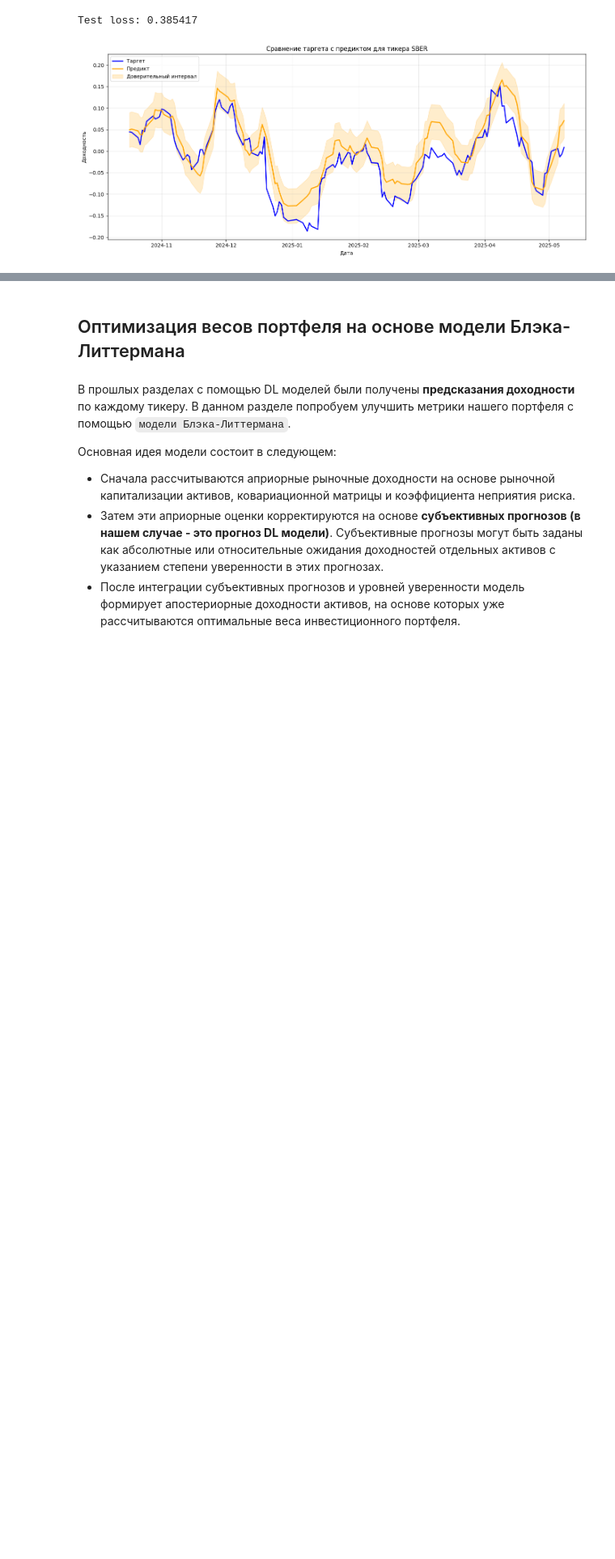
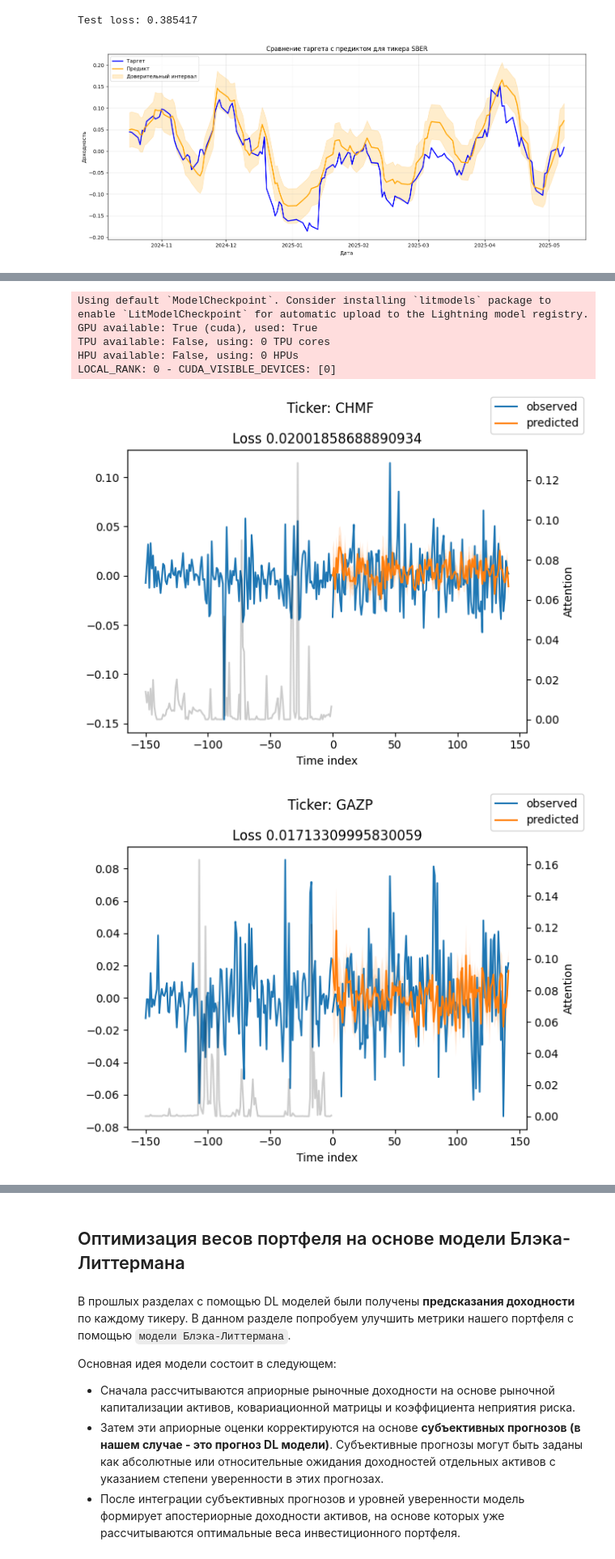
Before and after one commit to garotar/PortfolioOptimization, a Jupyter notebook: experiments.ipynb, the cells around one changed output, grey strips where cells are left out. Shown at 81% size. Saved outputs shown, nothing was run; the diff lists cells and outputs as text; code cells hidden in the pictures; blank space fills up the shorter version.

Commit message:
[ADD] TFT model & Dockerfile

```diff
--- a/experiments.ipynb
+++ b/experiments.ipynb
@@ -777,0 +803,6 @@ plot_dnn_predictions(
+# %%
+tft = TFTForecaster(
+    df=data,
+    training_cutoff=142
+)
+tft.prepare_data()
@@ -777,0 +827,11 @@ plot_dnn_predictions(
+# %%
+best_params = {
+    "gradient_clip_val": 0.1,
+    "hidden_size": 160,
+    "dropout": 0.05,
+    "hidden_continuous_size": 160,
+    "attention_head_size": 8,
+    "learning_rate": 0.001
+}
+# %%
+tft.train_final_model(params=best_params)
@@ -777,0 +873,10 @@ plot_dnn_predictions(
+# %%
+tft.plot_predictions()
+# %% [output]
+Using default `ModelCheckpoint`. Consider installing `litmodels` package to enable `LitModelCheckpoint` for automatic upload to the Lightning model registry.
+GPU available: True (cuda), used: True
+TPU available: False, using: 0 TPU cores
+HPU available: False, using: 0 HPUs
+LOCAL_RANK: 0 - CUDA_VISIBLE_DEVICES: [0]
+[figure, added]
+[figure, added]
```
Also changed, not shown: parts of 38 cells of this notebook, 5 other files.
